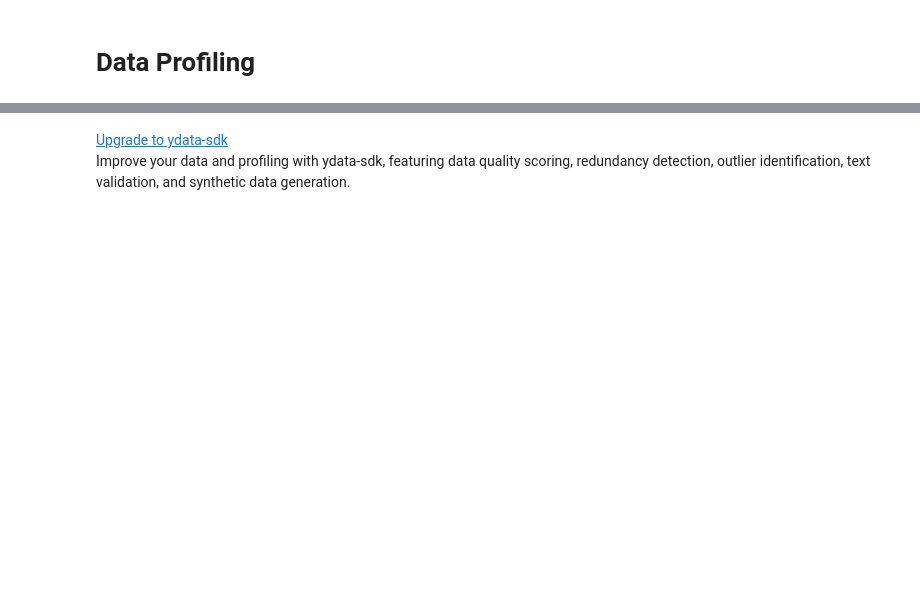
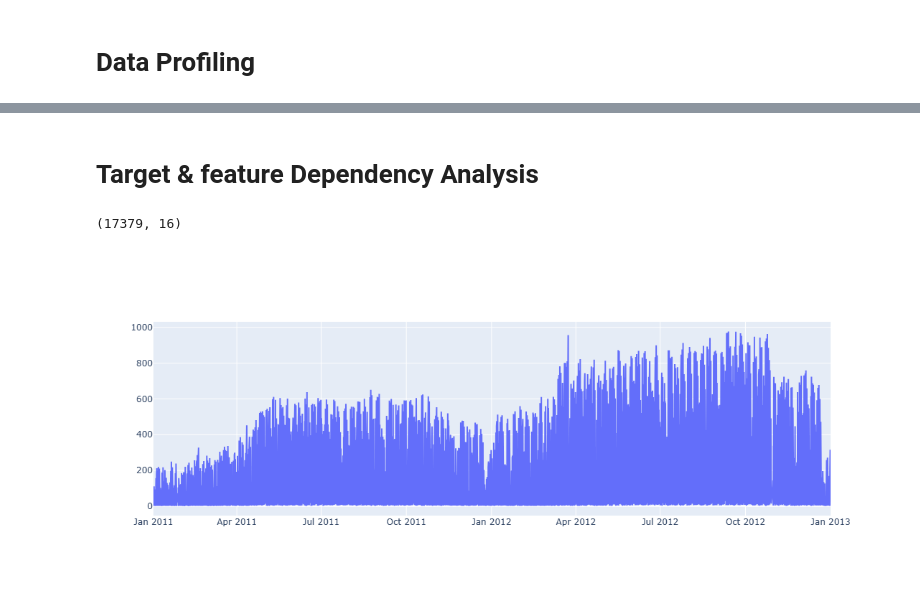
Before and after one commit to Vish-bit/ml-bike-rental-project, a Jupyter notebook: ml-app/notebooks/EDA.ipynb, the cells around one changed output, grey strips where cells are left out. Cells and saved outputs as stored; diff of their text form; code cells hidden in the pictures; blank space fills up the shorter version.

Commit message:
data analysis using plotly

```diff
--- a/ml-app/notebooks/EDA.ipynb
+++ b/ml-app/notebooks/EDA.ipynb
@@ -60,6 +54,4 @@ df.describe()
 | max | 4.000000 | 1.000000 | 12.000000 | 23.000000 | 1.000000 | 6.000000 | 1.000000 | 4.000000 | 1.000000 | 1.000000 | ... |
 # %%
 from ydata_profiling import ProfileReport
+profile = ProfileReport(df, minimal=True)
-# %% [output]
-Upgrade to ydata-sdk
-Improve your data and profiling with ydata-sdk, featuring data quality scoring, redundancy detection, outlier identification, text validation, and synthetic data generation.
@@ -68,0 +58,23 @@ profile
+# %% [markdown]
+# Target & feature Dependency Analysis
+# %%
+df.shape
+# %% [output]
+(17379, 16)
+# %%
+fig = go.Figure()
+
+# Add Trace
+fig.add_trace(go.Scatter(
+    x = df["datetime"],
+    y = df["cnt"],
+    mode = "lines",
+))
+
+fig.update_layout(
+    width = 1000,
+    height = 450,
+)
+fig.show()
+# %% [output]
+[figure, added]
```
Also changed, not shown: parts of 5 cells of this notebook.
